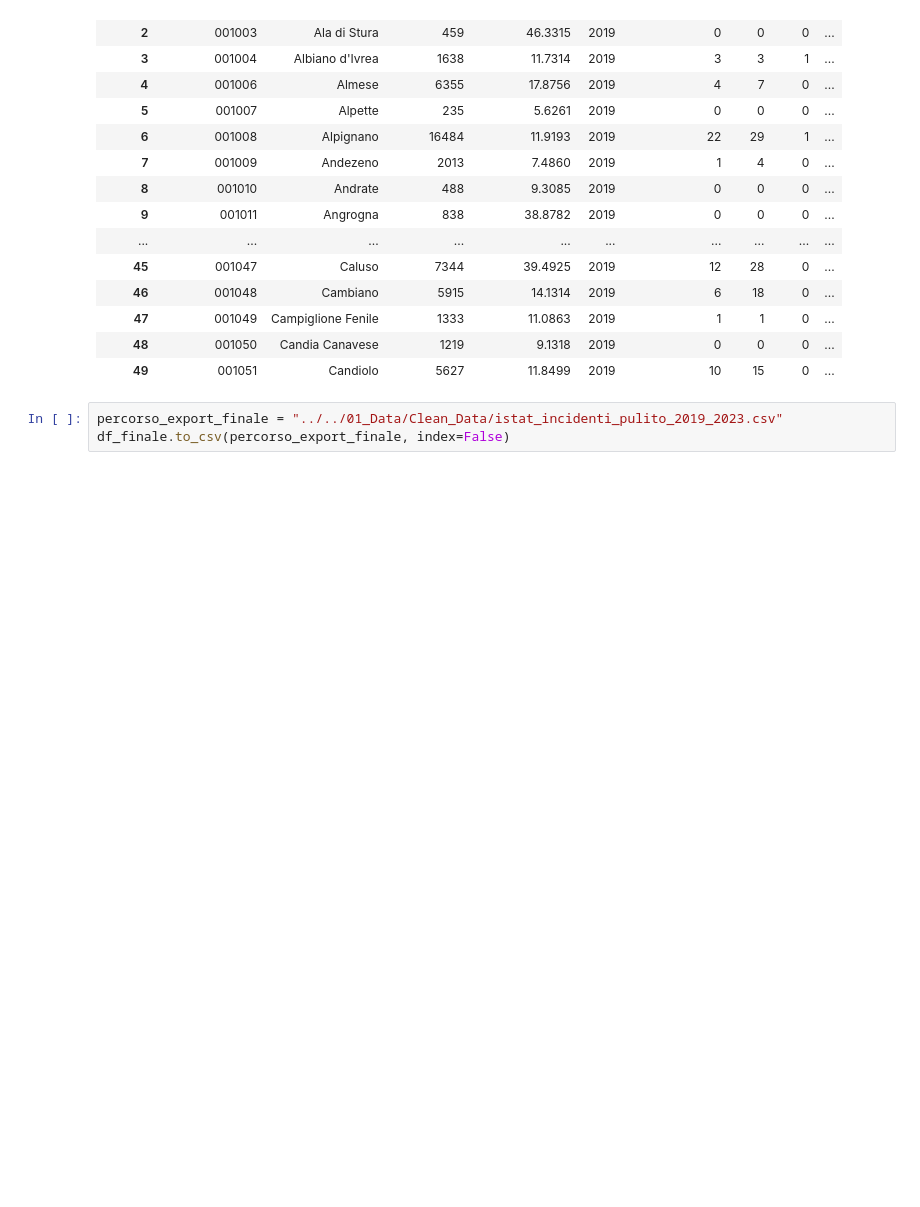
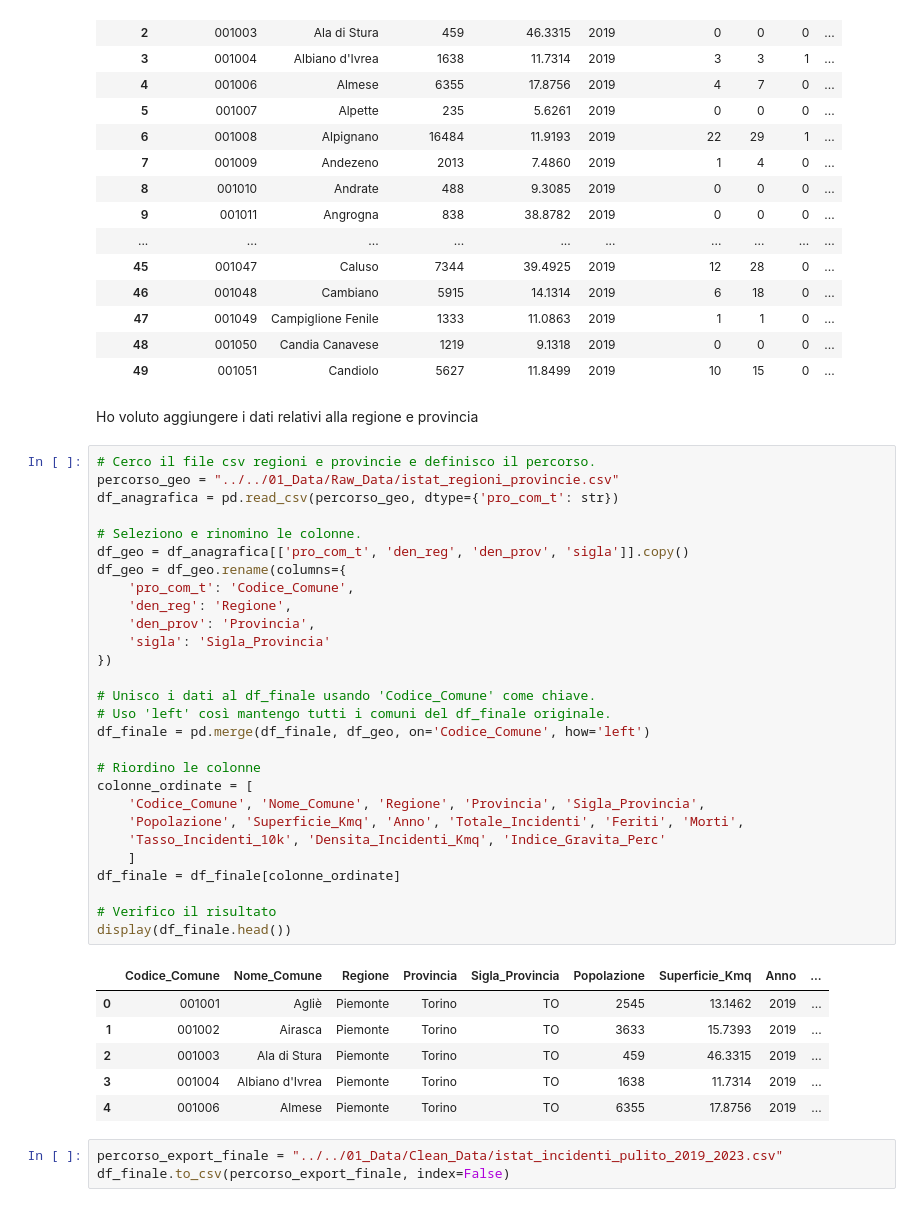
Before and after one commit to giuliotarantola-creator/FINALPROJECT_DATA_GIULIO_TARANTOLA, a Jupyter notebook: 02_Scripts_and_Notebooks/Notebooks/01_Data_Exploration_and_Cleaning.ipynb, the cells around one changed output. Cells and saved outputs as stored; diff of their text form; blank space fills up the shorter version.

```diff
--- a/02_Scripts_and_Notebooks/Notebooks/01_Data_Exploration_and_Cleaning.ipynb
+++ b/02_Scripts_and_Notebooks/Notebooks/01_Data_Exploration_and_Cleaning.ipynb
@@ -256,6 +256,43 @@ display(df_finale.head(50))
 | 47 | 001049 | Campiglione Fenile | 1333 | 11.0863 | 2019 | 1 | 1 | 0 | ... |
 | 48 | 001050 | Candia Canavese | 1219 | 9.1318 | 2019 | 0 | 0 | 0 | ... |
 | 49 | 001051 | Candiolo | 5627 | 11.8499 | 2019 | 10 | 15 | 0 | ... |
+# %% [markdown]
+Ho voluto aggiungere i dati relativi alla regione e provincia
+# %%
+# Cerco il file csv regioni e provincie e definisco il percorso.
+percorso_geo = "../../01_Data/Raw_Data/istat_regioni_provincie.csv"
+df_anagrafica = pd.read_csv(percorso_geo, dtype={'pro_com_t': str})
+
+# Seleziono e rinomino le colonne.
+df_geo = df_anagrafica[['pro_com_t', 'den_reg', 'den_prov', 'sigla']].copy()
+df_geo = df_geo.rename(columns={
+    'pro_com_t': 'Codice_Comune',
+    'den_reg': 'Regione',
+    'den_prov': 'Provincia',
+    'sigla': 'Sigla_Provincia'
+})
+
+# Unisco i dati al df_finale usando 'Codice_Comune' come chiave.
+# Uso 'left' così mantengo tutti i comuni del df_finale originale.
+df_finale = pd.merge(df_finale, df_geo, on='Codice_Comune', how='left')
+
+# Riordino le colonne
+colonne_ordinate = [
+    'Codice_Comune', 'Nome_Comune', 'Regione', 'Provincia', 'Sigla_Provincia',
+    'Popolazione', 'Superficie_Kmq', 'Anno', 'Totale_Incidenti', 'Feriti', 'Morti',
+    'Tasso_Incidenti_10k', 'Densita_Incidenti_Kmq', 'Indice_Gravita_Perc'
+    ]
+df_finale = df_finale[colonne_ordinate]
+
+# Verifico il risultato
+display(df_finale.head())
+# %% [output]
+|  | Codice_Comune | Nome_Comune | Regione | Provincia | Sigla_Provincia | Popolazione | Superficie_Kmq | Anno | ... |
+| 0 | 001001 | Agliè | Piemonte | Torino | TO | 2545 | 13.1462 | 2019 | ... |
+| 1 | 001002 | Airasca | Piemonte | Torino | TO | 3633 | 15.7393 | 2019 | ... |
+| 2 | 001003 | Ala di Stura | Piemonte | Torino | TO | 459 | 46.3315 | 2019 | ... |
+| 3 | 001004 | Albiano d'Ivrea | Piemonte | Torino | TO | 1638 | 11.7314 | 2019 | ... |
+| 4 | 001006 | Almese | Piemonte | Torino | TO | 6355 | 17.8756 | 2019 | ... |
 # %%
 percorso_export_finale = "../../01_Data/Clean_Data/istat_incidenti_pulito_2019_2023.csv"
 df_finale.to_csv(percorso_export_finale, index=False)
```
Also changed, not shown: 3 other files.
